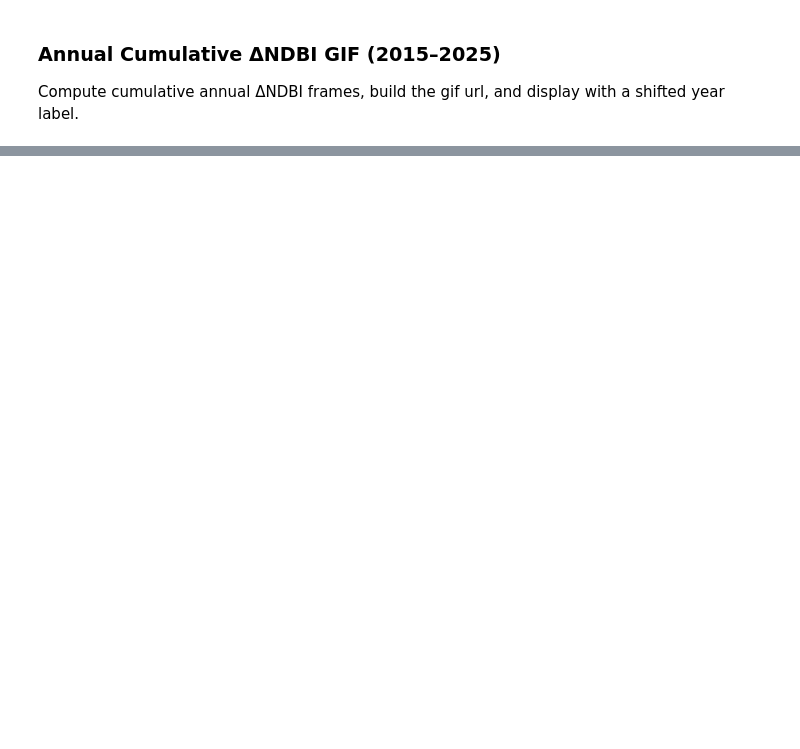
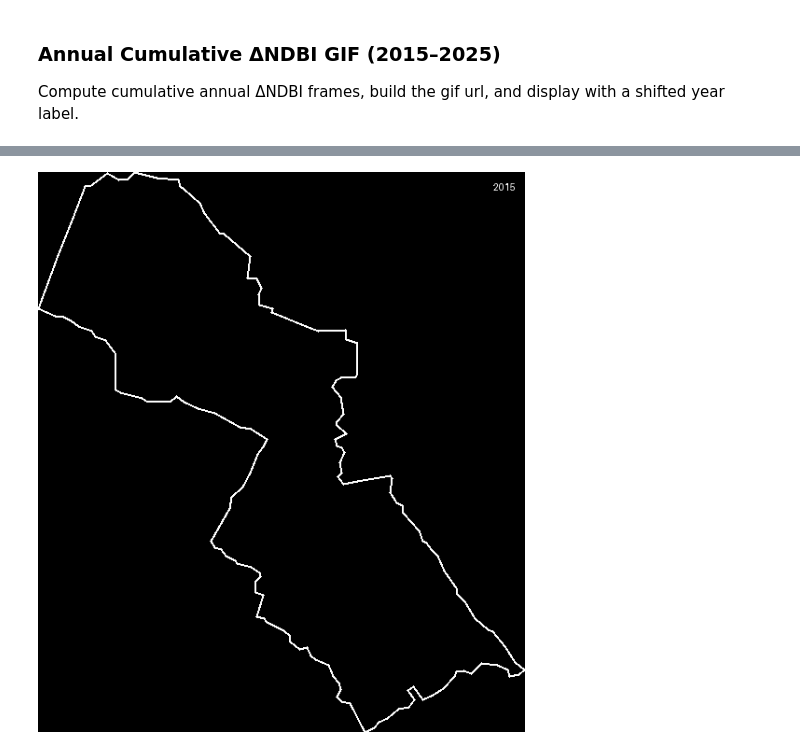
Before and after one commit to toribiodiego/SS-322-History-and-Visuality, a Jupyter notebook: final_project.ipynb, the cells around one changed output, grey strips where cells are left out. Saved outputs shown, nothing was run; the diff lists cells and outputs as text; code cells hidden in the pictures; blank space fills up the shorter version.

```diff
--- a/final_project.ipynb
+++ b/final_project.ipynb
@@ -280,55 +280,56 @@ display(get_gif(
 import requests
 from io import BytesIO
 from PIL import Image, ImageDraw, ImageFont
-from IPython.display import HTML
-import base64
+from IPython.display import Image as IPyImage
+from IPython.display import display
 
-# regenerate frames
+# 1) regenerate frames with white boundary
 frames_dict = compute_growth_frames(
-    boundary_fc, 2015, 2025,
-    interval=1, cumulative=True, threshold=0.05,
+    boundary_fc,
+    start_year=2015,
+    end_year=2025,
+    interval=1,
+    cumulative=True,
+    threshold=0.05,
     vis_params={'min':0,'max':0.3,'palette':['#f0ff1e','#f78d08','#f71d06','#110cff']},
-    boundary_color='000000', boundary_width=2
+    boundary_color='ffffff',
+    boundary_width=2
 )
 
-# try loading a larger TTF font
-font_size = 24
-font = None
-for path in (
-    "/usr/share/fonts/truetype/dejavu/DejaVuSans-Bold.ttf",
-    "/usr/share/fonts/truetype/liberation/LiberationSans-Bold.ttf"
-):
-    try:
-        font = ImageFont.truetype(path, font_size)
-        break
-    except OSError:
-        continue
-if font is None:
+# 2) thumbnail args
+thumb_args = {'dimensions':600, 'region':boundary_fc.geometry().bounds()}
+
+# 3) choose a larger font (fallback to default)
+try:
+    font = ImageFont.truetype('/usr/share/fonts/truetype/dejavu/DejaVuSans-Bold.ttf', 48)
+except OSError:
     font = ImageFont.load_default()
 
-# fetch, annotate, and collect frames
-thumb_args = {'dimensions': 600, 'region': boundary_fc.geometry().bounds()}
+# 4) download & annotate each frame
 frames = []
 for year, img in frames_dict.items():
-    im = Image.open(BytesIO(requests.get(img.getThumbURL(thumb_args)).content)).convert("RGBA")
+    resp = requests.get(img.getThumbURL(thumb_args))
+    im = Image.open(BytesIO(resp.content)).convert("RGBA")
     draw = ImageDraw.Draw(im)
     txt = str(year)
-    w, h = draw.textbbox((0, 0), txt, font=font)[2:]
+    left, top, right, bottom = draw.textbbox((0,0), txt, font=font)
+    w, h = right - left, bottom - top
     x, y = im.width - w - 10, 10
-    for dx, dy in [(-2,0),(2,0),(0,-2),(0,2)]:  # thicker halo
+    # draw halo
+    for dx, dy in [(-2,0),(2,0),(0,-2),(0,2)]:
         draw.text((x+dx, y+dy), txt, font=font, fill="black")
     draw.text((x, y), txt, font=font, fill="white")
     frames.append(im.convert("P"))
 
-# write to memory & embed inline
+# 5) assemble GIF in memory
 buf = BytesIO()
-frames[0].save(buf, format="GIF", save_all=True, append_images=frames[1:], duration=1000, loop=0)
-b64 = base64.b64encode(buf.getvalue()).decode()
+frames[0].save(
+    buf, format="GIF",
+    save_all=True, append_images=frames[1:],
+    duration=1000, loop=0
+)
+gif_data = buf.getvalue()
 
-HTML(f"""
-<div style="text-align:center; margin-top:20px;">
-  <h3>Monterrey Annual Cumulative Growth (ΔNDBI): 2015–2025</h3>
-  <img src="embedded-picture" style="max-width:600px; width:100%; height:auto;"/>
-</div>
-""")
+# 6) display inline without widgets
+display(IPyImage(data=gif_data, format='gif'))
 # %% [output]
@@ -335,0 +336 @@ HTML(f"""
+[figure, added]
```
Also changed, not shown: parts of 1 cell of this notebook.
